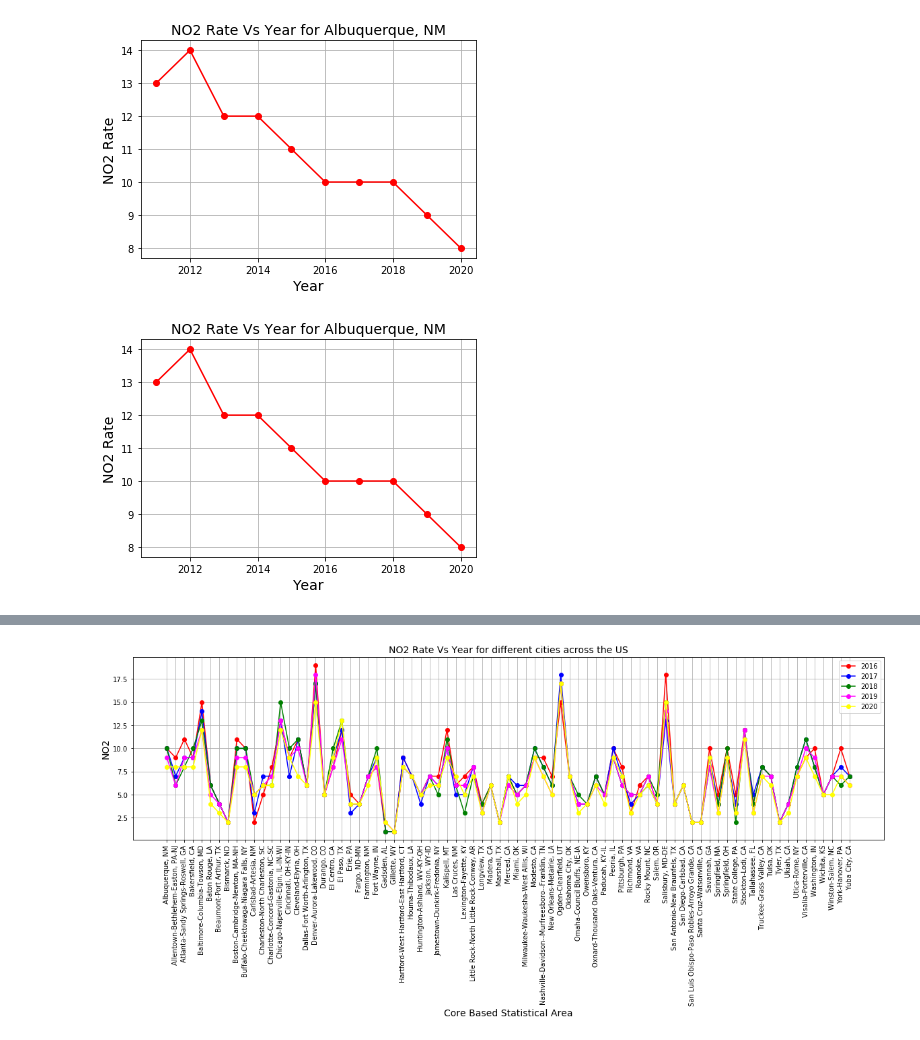
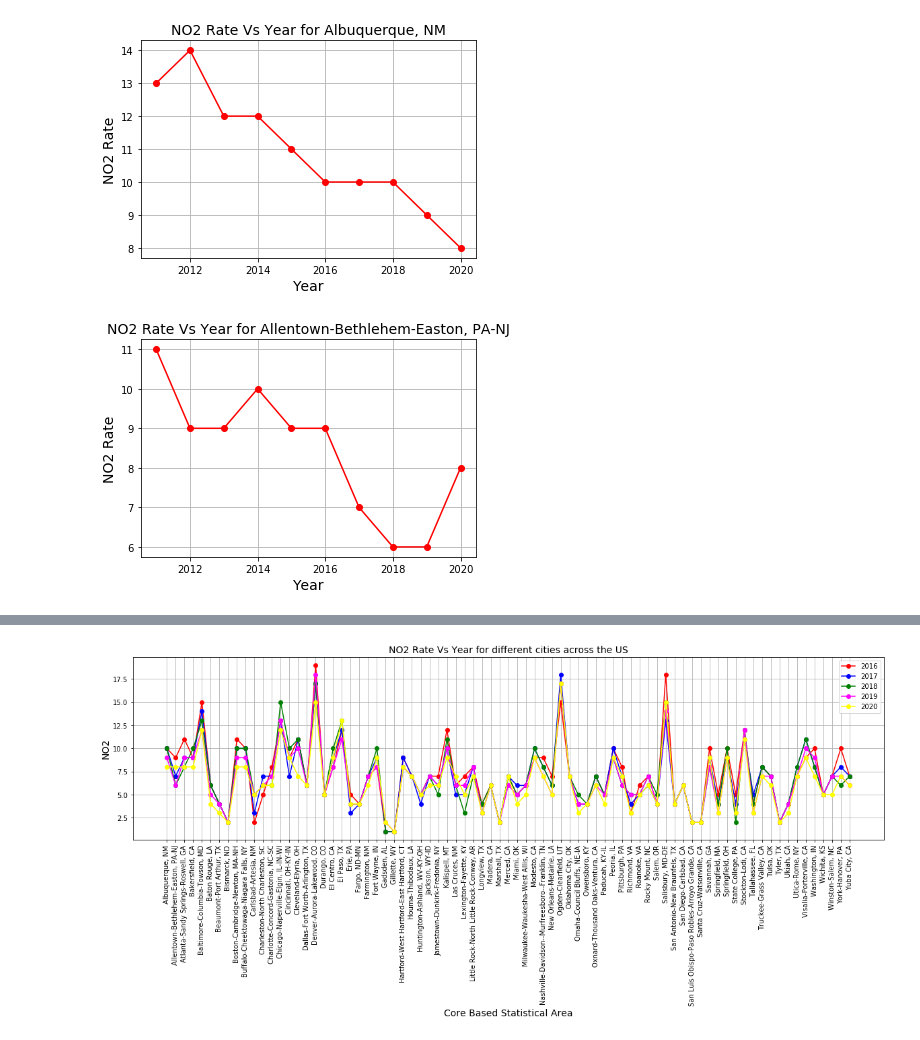
Before and after one commit to diallomt193/America-s-air-quality-analysis, a Jupyter notebook: NO2 Analysis.ipynb, the cells around one changed output, grey strips where cells are left out. Cells and saved outputs as stored; diff of their text form; code cells hidden in the pictures.

Commit message:
Added more graphs

```diff
--- a/NO2 Analysis.ipynb
+++ b/NO2 Analysis.ipynb
@@ -198,17 +198,17 @@ plt.show()
 # %%
 #let's write a function that can plot a graph for each city in the list showing the change in NO2 from 2011 to 2020
 #This function will plot a different graph every time we call it using the index number from the statearea.
 def plot_graphs(i):
     Year = [2011,2012,2013,2014,2015, 2016, 2017, 2018, 2019, 2020]
     city_data_df = pd.DataFrame(Albuquerque_data,columns=['Year','NO2_Rate'])
     plt.plot(Year, NO2_pollutant_df.iloc[i, 5:15], color='red', marker='o')
     plt.title('NO2 Rate Vs Year for ' + NO2_pollutant_df.iloc[i, 3], fontsize=14)
     plt.xlabel('Year', fontsize=14)
     plt.ylabel('NO2 Rate', fontsize=14)
     plt.savefig("Images/NO2 Rate Vs Year for " + NO2_pollutant_df.iloc[i, 3]+".png")
     plt.grid(True)
     plt.show()
 
-plot_graphs(0)
+plot_graphs(1)
 # %% [output]
-[figure, old version]
+[figure, new version]
```
Also changed, not shown: parts of 3 cells of this notebook, 7 other files.
